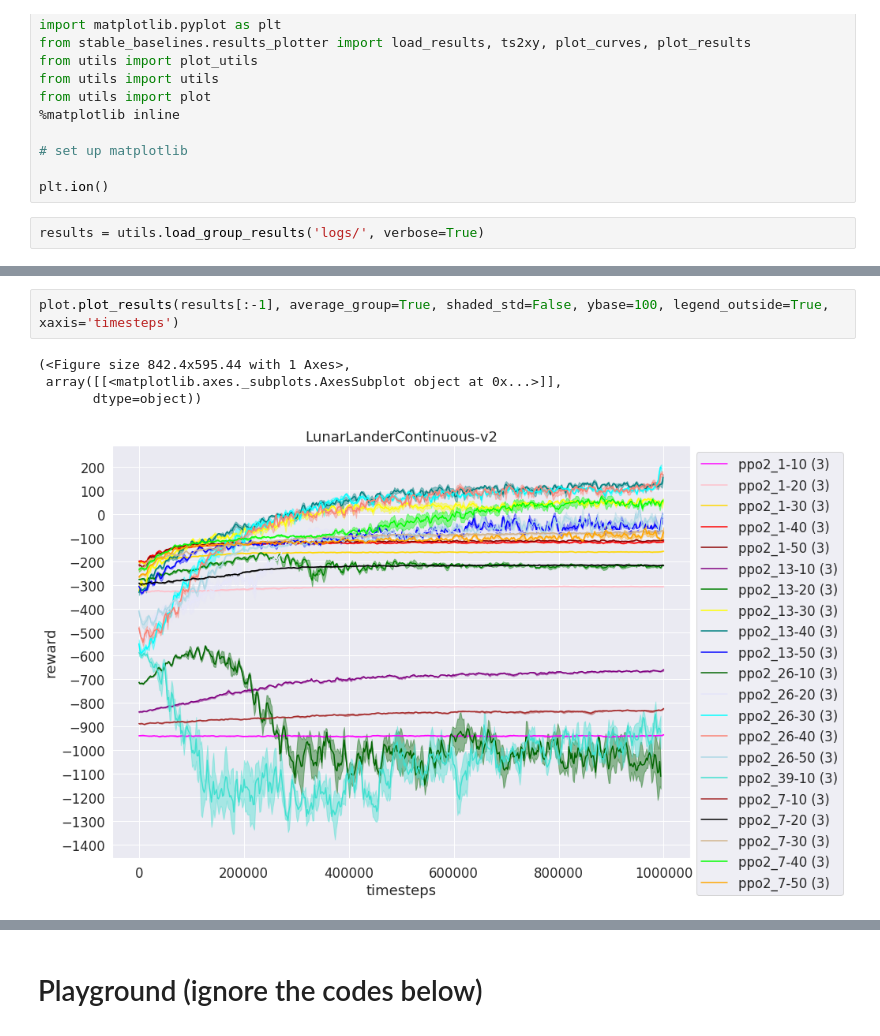
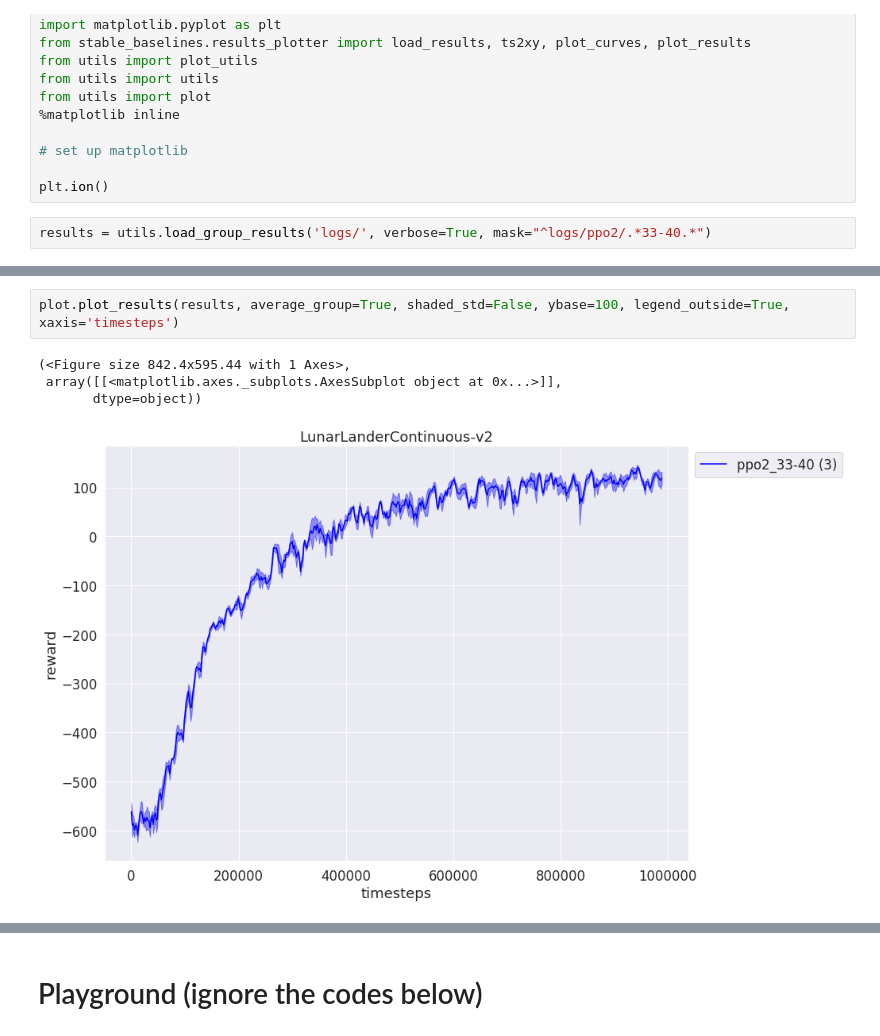
Before and after one commit to Mohammadamin-Barekatain/multipolar, a Jupyter notebook: plot_results.ipynb, the cells around one changed output, grey strips where cells are left out. Drawn from its saved outputs; the diff is of its cells as text.

```diff
--- a/plot_results.ipynb
+++ b/plot_results.ipynb
@@ -17,5 +17,5 @@ from utils import plot
 
 plt.ion()
 # %%
-results = utils.load_group_results('logs/', verbose=True)
+results = utils.load_group_results('logs/', verbose=True, mask="^logs/ppo2/.*33-40.*")
 # %% [output]
@@ -39,7 +26,7 @@ loaded 64 results
 # %%
-plot.plot_results(results[:-1], average_group=True, shaded_std=False, ybase=100, legend_outside=True, xaxis='timesteps')
+plot.plot_results(results, average_group=True, shaded_std=False, ybase=100, legend_outside=True, xaxis='timesteps')
 # %% [output]
 (<Figure size 842.4x595.44 with 1 Axes>,
  array([[<matplotlib.axes._subplots.AxesSubplot object at 0x...>]],
        dtype=object))
-[figure, old version]
+[figure, new version]
```
Also changed, not shown: parts of 12 cells of this notebook, 7 other files.
